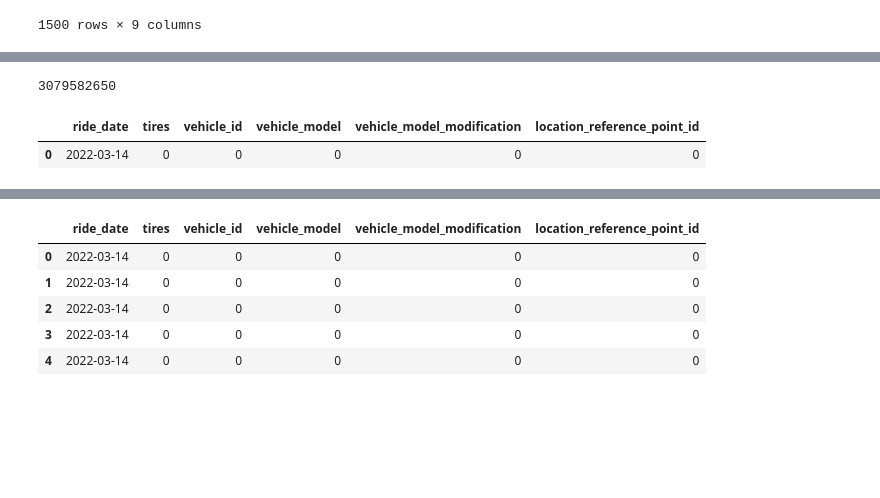
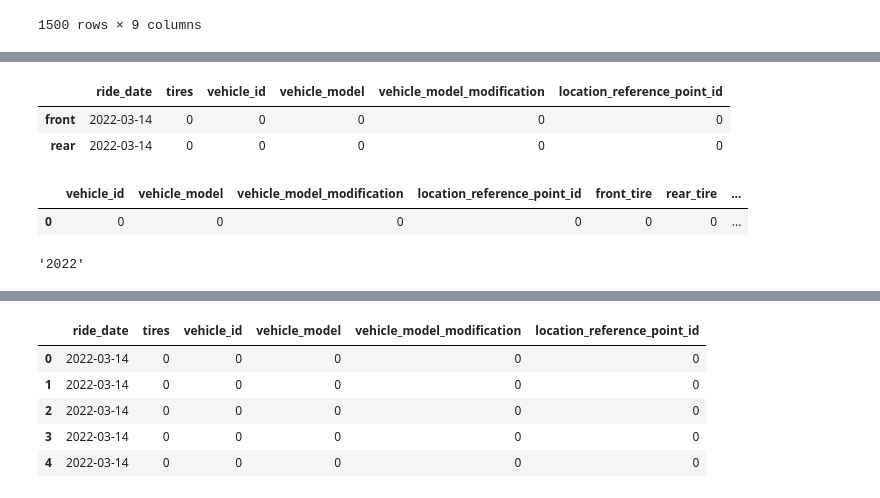
Before and after one commit to rvegrc/self_drive, a Jupyter notebook: self-driveing.ipynb, the cells around one changed output, grey strips where cells are left out. Cells and saved outputs as stored; diff of their text form; code cells hidden in the pictures; blank space fills up the shorter version.

Commit message:
func for metadata

```diff
--- a/self-driveing.ipynb
+++ b/self-driveing.ipynb
@@ -307,11 +220,7 @@ Length: 1500, dtype: float64
-# %%
-localization_temp[localization_temp['stamp_ns'] > 3066793076]['stamp_ns'].min()
-# %% [output]
-3079582650
 # %%
 metadata_temp = pd.read_json(f'{data_train_path}/{train_ids[0]}/{files_temp[2]}')
-metadata_temp = metadata_temp.reset_index(drop=True).drop_duplicates()
 metadata_temp
 # %% [output]
 |  | ride_date | tires | vehicle_id | vehicle_model | vehicle_model_modification | location_reference_point_id |
-| 0 | 2022-03-14 | 0 | 0 | 0 | 0 | 0 |
+| front | 2022-03-14 | 0 | 0 | 0 | 0 | 0 |
+| rear | 2022-03-14 | 0 | 0 | 0 | 0 | 0 |
@@ -317,0 +242,10 @@ metadata_temp
+# %%
+metadata_temp = tires_to_columns_date(metadata_temp)
+metadata_temp
+# %% [output]
+|  | vehicle_id | vehicle_model | vehicle_model_modification | location_reference_point_id | front_tire | rear_tire | ... |
+| 0 | 0 | 0 | 0 | 0 | 0 | 0 | ... |
+# %%
+metadata_temp['ride_date'][0].split('-')[0]
+# %% [output]
+'2022'
```
Also changed, not shown: parts of 9 cells of this notebook.
